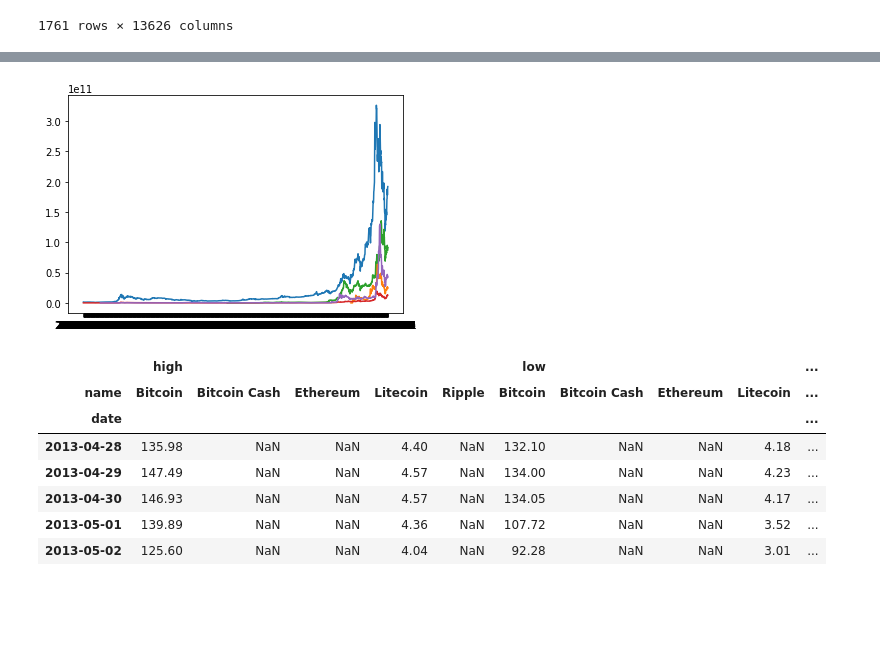
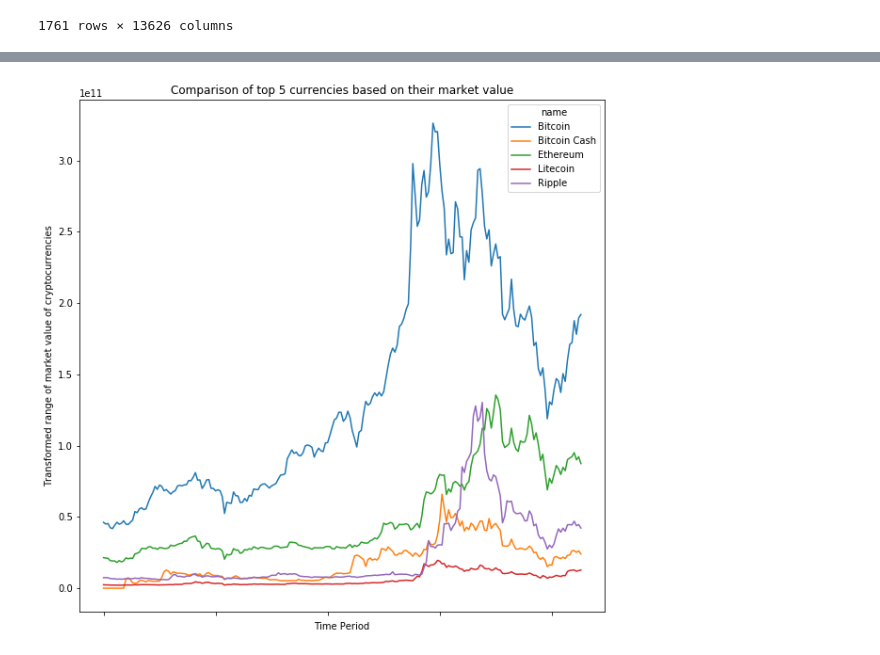
Before and after one commit to sabbirahmad/cryptocurrency-analysis, a Jupyter notebook: LineGraphAnalysis.ipynb, the cells around one changed output, grey strips where cells are left out. Saved outputs shown, nothing was run; the diff lists cells and outputs as text; code cells hidden in the pictures; blank space fills up the shorter version.

```diff
--- a/LineGraphAnalysis.ipynb
+++ b/LineGraphAnalysis.ipynb
@@ -218,17 +207,19 @@ plt.show()
-# %%
-FluctuationOfTop5Currencies = top_5_frequent_currencies_allData.groupby(['date','name'])['high','low'].mean().unstack()
-plt.plot(marketCapTrendOfTop5Currencies)
-plt.show()
-# %% [output]
-[figure, removed]
-# %%
-top_5_frequent_currencies_allData.groupby(['date','name'])['high','low'].mean().unstack().head()
-# %% [output]
-|  | high |  |  |  |  | low |  |  |  | ... |
-| name | Bitcoin | Bitcoin Cash | Ethereum | Litecoin | Ripple | Bitcoin | Bitcoin Cash | Ethereum | Litecoin | ... |
-| date |  |  |  |  |  |  |  |  |  | ... |
-| 2013-04-28 | 135.98 | NaN | NaN | 4.40 | NaN | 132.10 | NaN | NaN | 4.18 | ... |
-| 2013-04-29 | 147.49 | NaN | NaN | 4.57 | NaN | 134.00 | NaN | NaN | 4.23 | ... |
-| 2013-04-30 | 146.93 | NaN | NaN | 4.57 | NaN | 134.05 | NaN | NaN | 4.17 | ... |
-| 2013-05-01 | 139.89 | NaN | NaN | 4.36 | NaN | 107.72 | NaN | NaN | 3.52 | ... |
-| 2013-05-02 | 125.60 | NaN | NaN | 4.04 | NaN | 92.28 | NaN | NaN | 3.01 | ... |
+# %%
+import matplotlib.dates as xaxisdates
+# fig,ax = plt.subplots(figsize=(10, 10))
+# ax.xaxis_date()
+# ax.xaxis.set_major_formatter(xaxisdates.DateFormatter('%Y-%m-%d'))
+marketCapTrendOfTop5Currencies = top_5_frequent_currencies_allData.groupby(['date','name'])['market'].mean().unstack()
+marketCapTrendOfTop5Currencies_dropNA = marketCapTrendOfTop5Currencies.dropna(axis=0, how='any')
+# plt.plot(marketCapTrendOfTop5Currencies_dropNA)
+# plt.title('Comparison of top 5 currencies based on their market value')
+# plt.ylabel('Transformed range of market value of cryptocurrencies')
+# plt.xlabel('Time Period')
+# plt.gcf().autofmt_xdate()
+marketCapTrendOfTop5Currencies_dropNA.plot(legend=True,figsize=(10, 10),
+                                            title='Comparison of top 5 currencies based on their market value')
+plt.ylabel('Transformed range of market value of cryptocurrencies')
+plt.xlabel('Time Period')
+plt.show()
+# %% [output]
+[figure, added]
```
Also changed, not shown: parts of 16 cells of this notebook.
